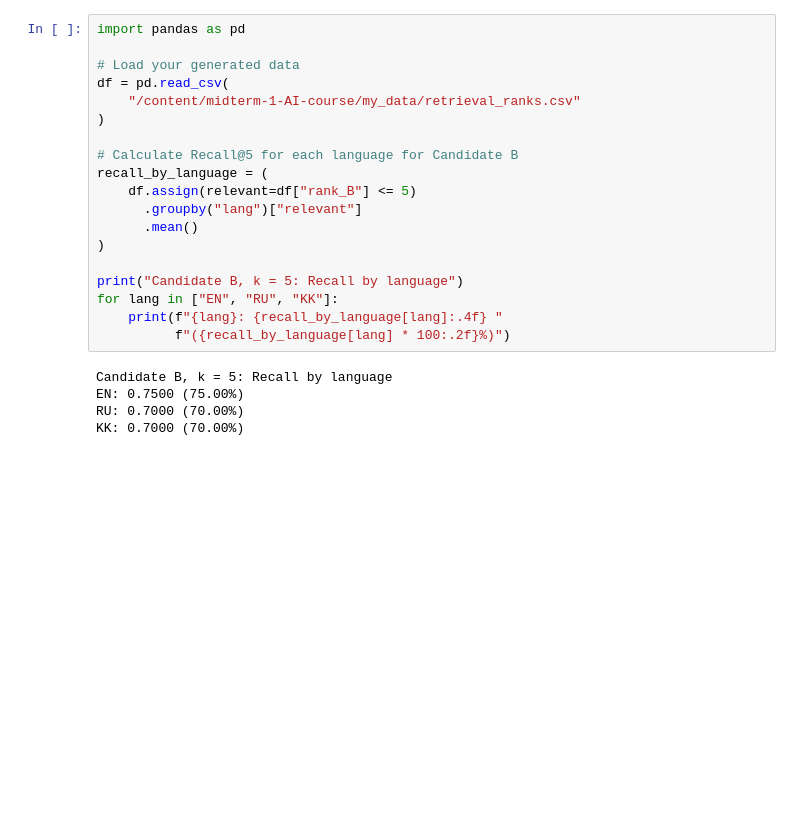
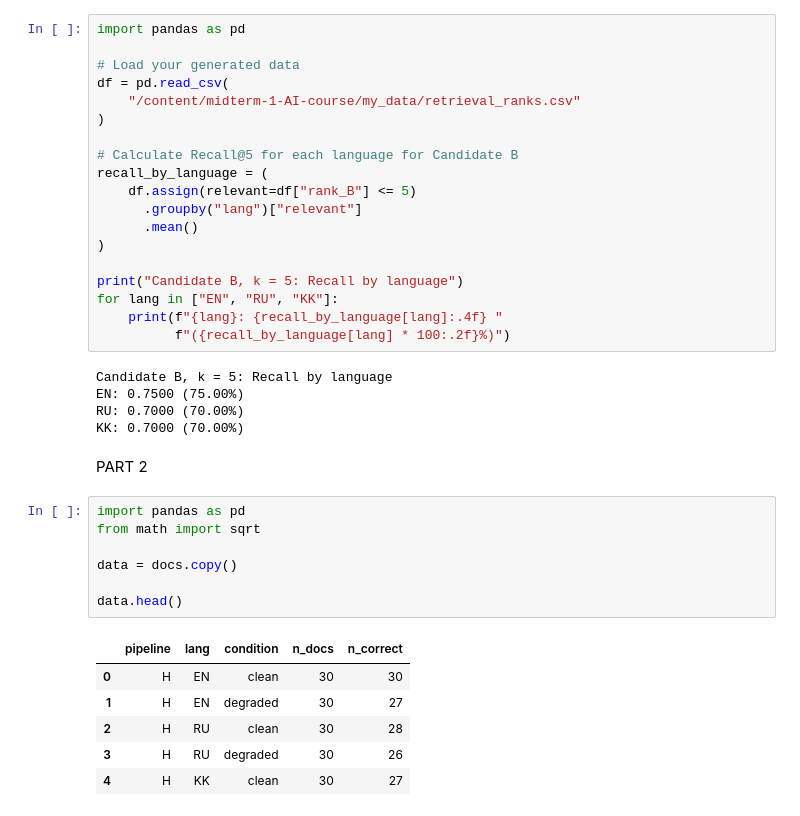
Before and after one commit to NikitaStrongest1/midterm-1-AI-course, a Jupyter notebook: midterm1.ipynb, the cells around one changed output. Saved outputs shown, nothing was run; the diff lists cells and outputs as text; blank space fills up the shorter version.

```diff
--- a/midterm1.ipynb
+++ b/midterm1.ipynb
@@ -307,3 +304,19 @@ Candidate B, k = 5: Recall by language
 EN: 0.7500 (75.00%)
 RU: 0.7000 (70.00%)
 KK: 0.7000 (70.00%)
+# %% [markdown]
+PART 2
+# %%
+import pandas as pd
+from math import sqrt
+
+data = docs.copy()
+
+data.head()
+# %% [output]
+|  | pipeline | lang | condition | n_docs | n_correct |
+| 0 | H | EN | clean | 30 | 30 |
+| 1 | H | EN | degraded | 30 | 27 |
+| 2 | H | RU | clean | 30 | 28 |
+| 3 | H | RU | degraded | 30 | 26 |
+| 4 | H | KK | clean | 30 | 27 |
```
Also changed, not shown: parts of 24 cells of this notebook.
